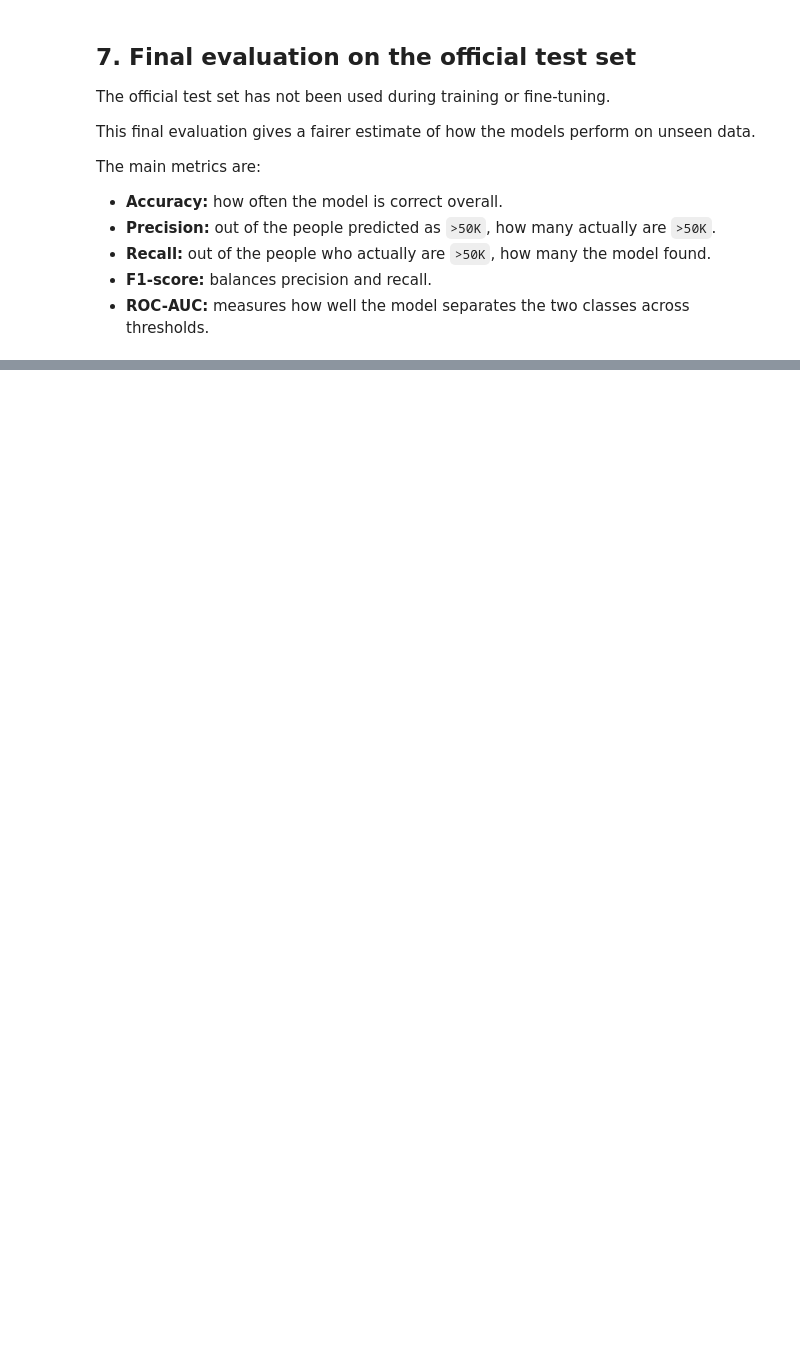
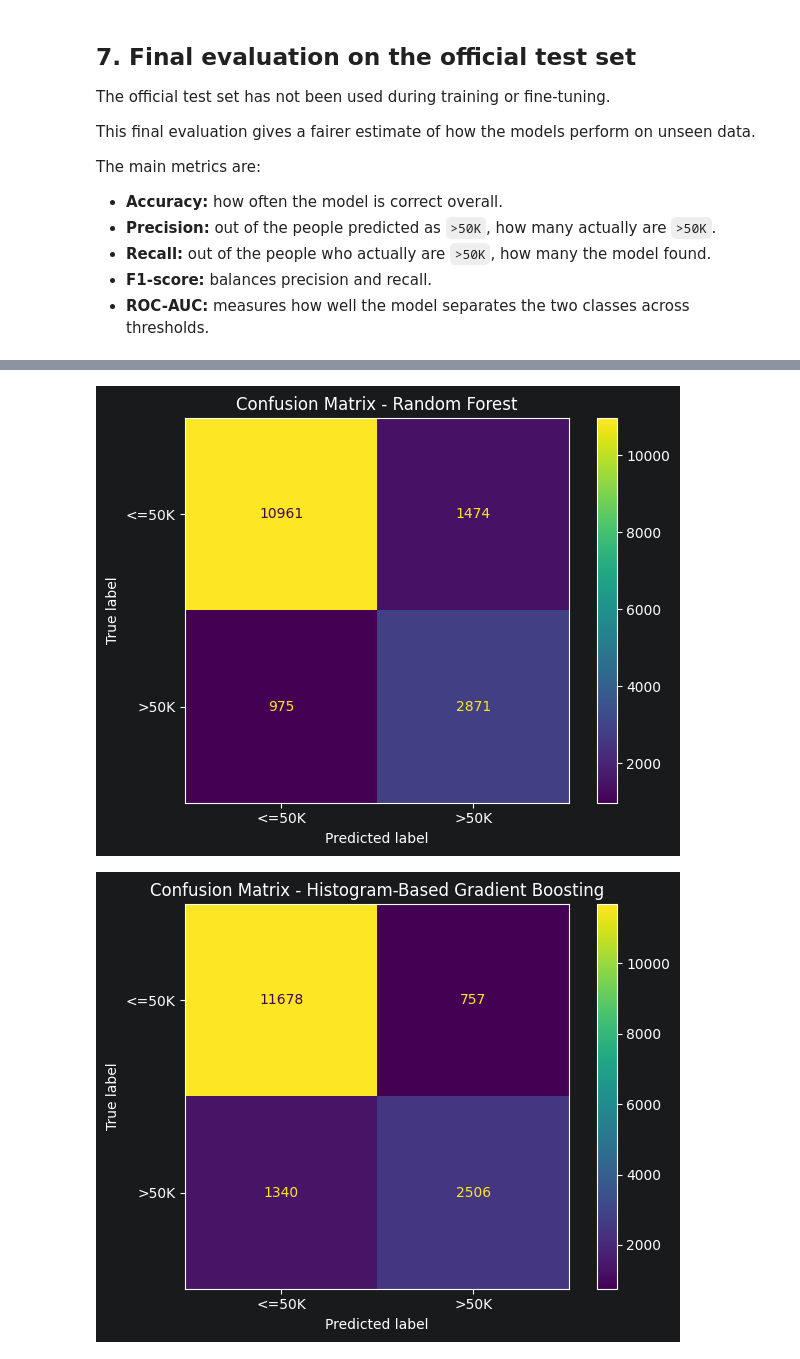
Before and after one commit to AhmadAmerBakran/ML_Exam_Project, a Jupyter notebook: notebooks/adult_income_ml_project.ipynb, the cells around one changed output, grey strips where cells are left out. Saved outputs shown, nothing was run; the diff lists cells and outputs as text; code cells hidden in the pictures; blank space fills up the shorter version.

```diff
--- a/notebooks/adult_income_ml_project.ipynb
+++ b/notebooks/adult_income_ml_project.ipynb
@@ -400,0 +446,13 @@ print(f"Saved model comparison to: {results_path}")
+# %%
+for model_name, model in [("Random Forest", best_rf), ("Histogram-Based Gradient Boosting", best_hgb)]:
+    y_pred = model.predict(X_test)
+    cm = confusion_matrix(y_test, y_pred)
+    display_obj = ConfusionMatrixDisplay(confusion_matrix=cm, display_labels=["<=50K", ">50K"])
+    display_obj.plot(values_format="d")
+    plt.title(f"Confusion Matrix - {model_name}")
+    plt.tight_layout()
+    plt.savefig(RESULTS_DIR / f"confusion_matrix_{model_name.lower().replace(' ', '_').replace('-', '')}.png", dpi=150)
+    plt.show()
+# %% [output]
+[figure, added]
+[figure, added]
```
Also changed, not shown: parts of 10 cells of this notebook, 1 other file.
